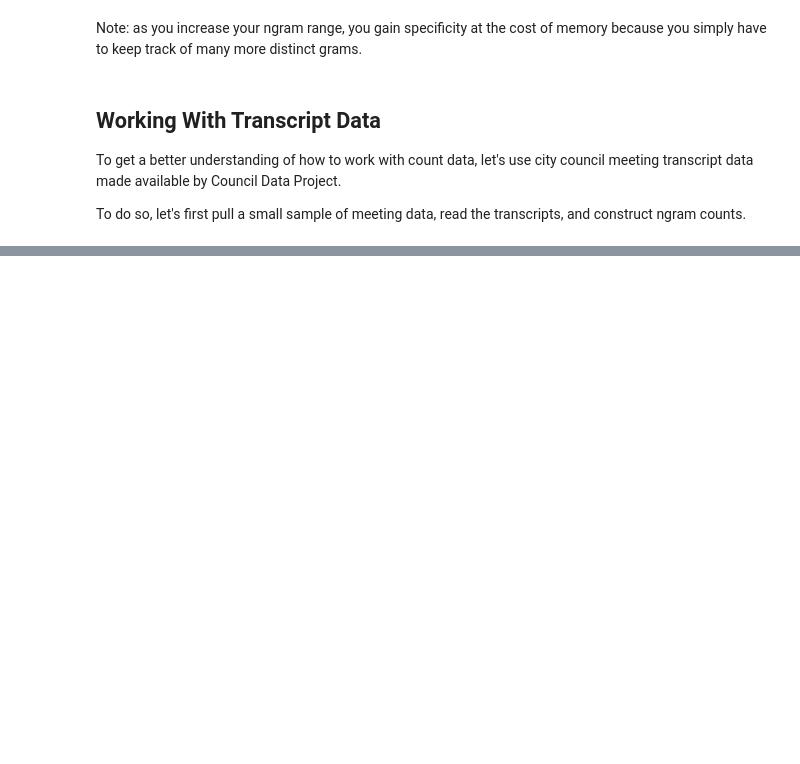
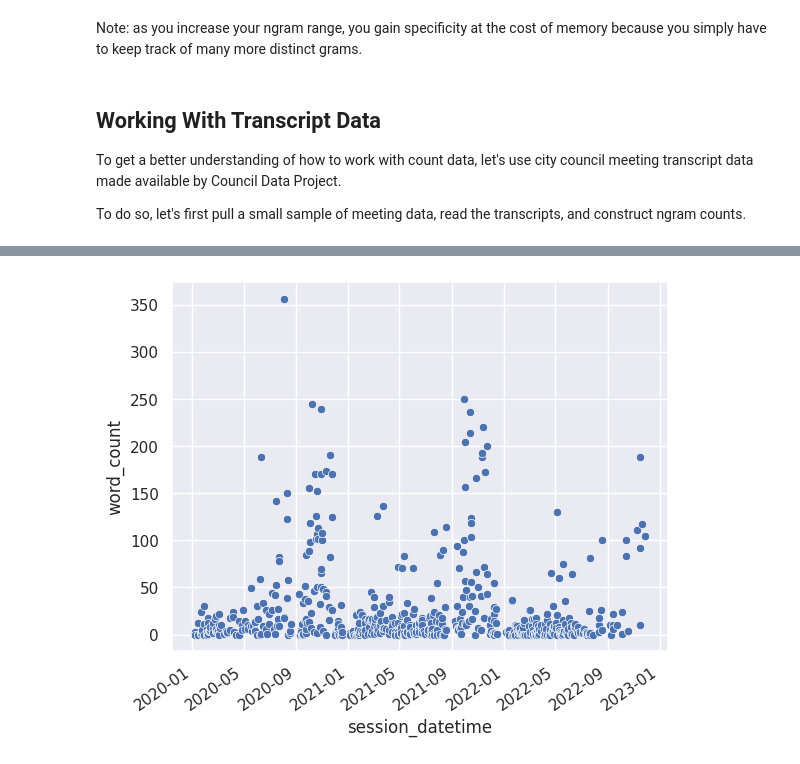
Before and after one commit to PugetSoundClinic-PIT/ml-for-pit, a Jupyter notebook: content/03/lecture.ipynb, the cells around one changed output, grey strips where cells are left out. Drawn from its saved outputs; the diff is of its cells as text; code cells hidden in the pictures; blank space fills up the shorter version.

Commit message:
counting words lecture bullet pointed with code

```diff
--- a/content/03/lecture.ipynb
+++ b/content/03/lecture.ipynb
@@ -250,0 +216,23 @@ _ = plt.xticks(rotation=35, ha="right")
+# %%
+# Make a new CountVectorizer specific to this dataset
+count_vec = CountVectorizer(
+    stop_words="english",  # remove filler words common in English
+    strip_accents="ascii",  # map non-ascii characters to ascii characters (if there is a mapping), otherwise remove
+    min_df=0.01,  # remove words that occur in less than 1% of all texts provided
+)
+
+# Process the text and store to new DataFrame
+meeting_counts = pd.DataFrame(
+    count_vec.fit_transform(df.text).toarray(),
+    columns=count_vec.get_feature_names_out(),
+)
+
+# Add session metadata
+meeting_counts["session_id"] = df.id
+meeting_counts["session_datetime"] = df.session_datetime
+
+# Melt
+meeting_counts = meeting_counts.melt(id_vars=["session_id", "session_datetime"], var_name="word_", value_name="word_count")
+
+# Get top 20 most common
+meeting_counts.groupby("word_")["word_count"].mean().nlargest(20)
@@ -250,0 +266,17 @@ _ = plt.xticks(rotation=35, ha="right")
+# %%
+import seaborn as sns
+import matplotlib.pyplot as plt
+sns.set_theme(style="darkgrid")
+
+# Select the word we are interested in
+budget_counts = meeting_counts[meeting_counts["word_"] == "budget"]
+
+# Plot the responses for different events and regions
+sns.scatterplot(
+    x="session_datetime",
+    y="word_count",
+    data=budget_counts,
+)
+_ = plt.xticks(rotation=35, ha="right")
+# %% [output]
+[figure, added]
```
Also changed, not shown: parts of 58 cells of this notebook.
